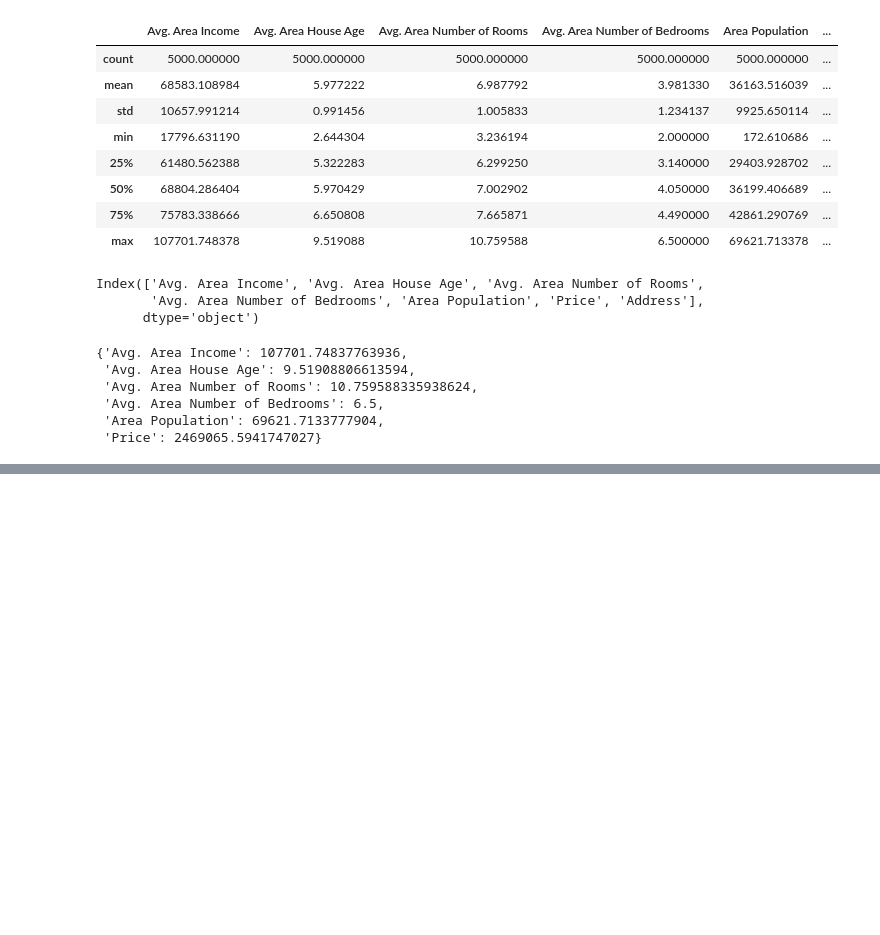
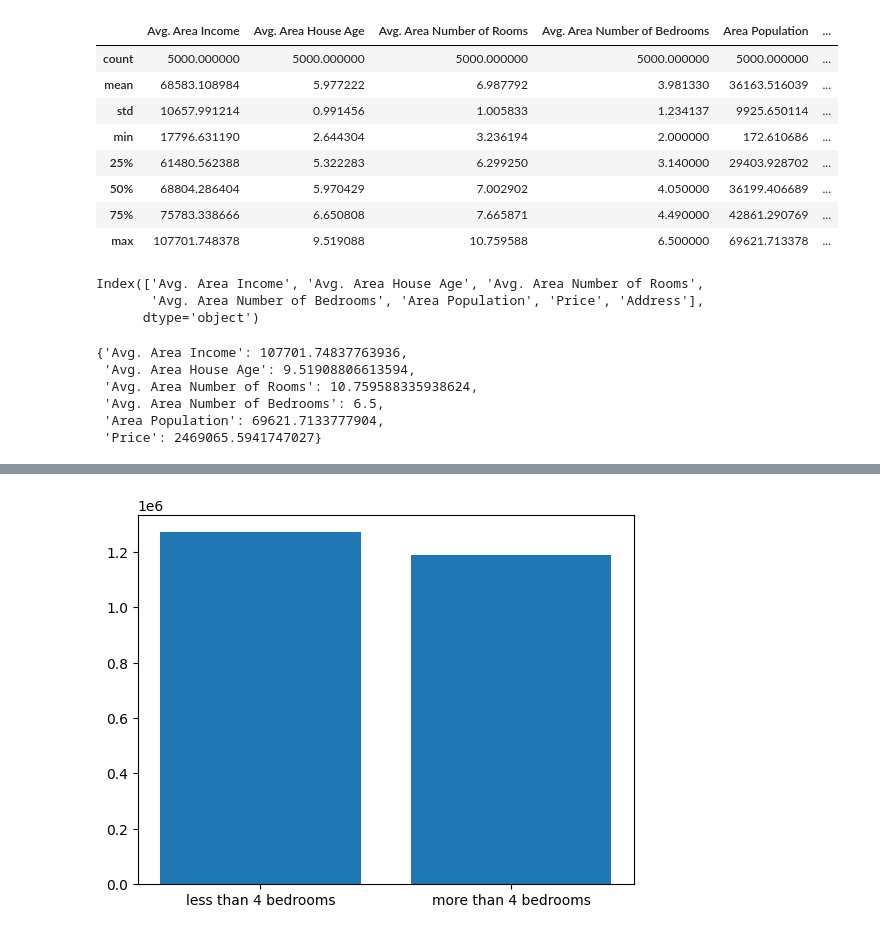
Before and after one commit to emremallah/level3-thursday, a Jupyter notebook: data processing.ipynb, the cells around one changed output, grey strips where cells are left out. Cells and saved outputs as stored; diff of their text form; code cells hidden in the pictures; blank space fills up the shorter version.

```diff
--- a/data processing.ipynb
+++ b/data processing.ipynb
@@ -85,0 +106,5 @@ b
+# %%
+plt.bar(d , [x["Price"].mean() , y["Price"].mean()])
+plt.show()
+# %% [output]
+[figure, added]
```
Also changed, not shown: parts of 4 cells of this notebook.
